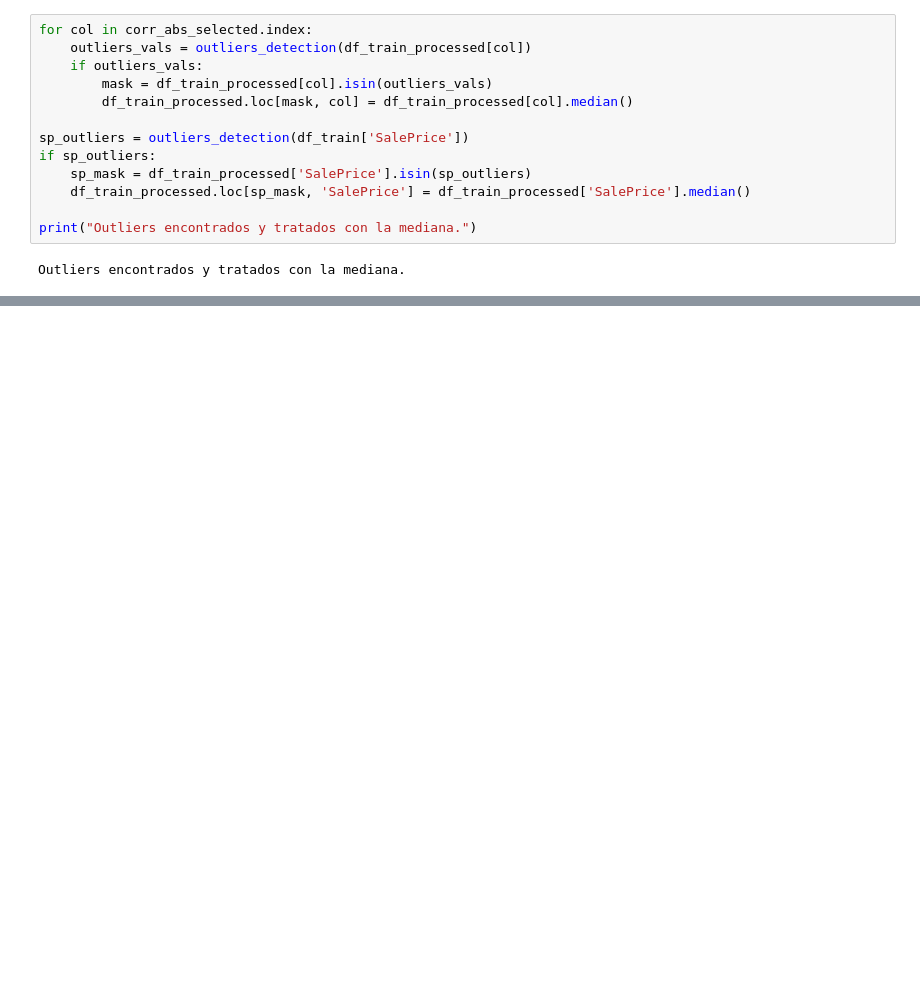
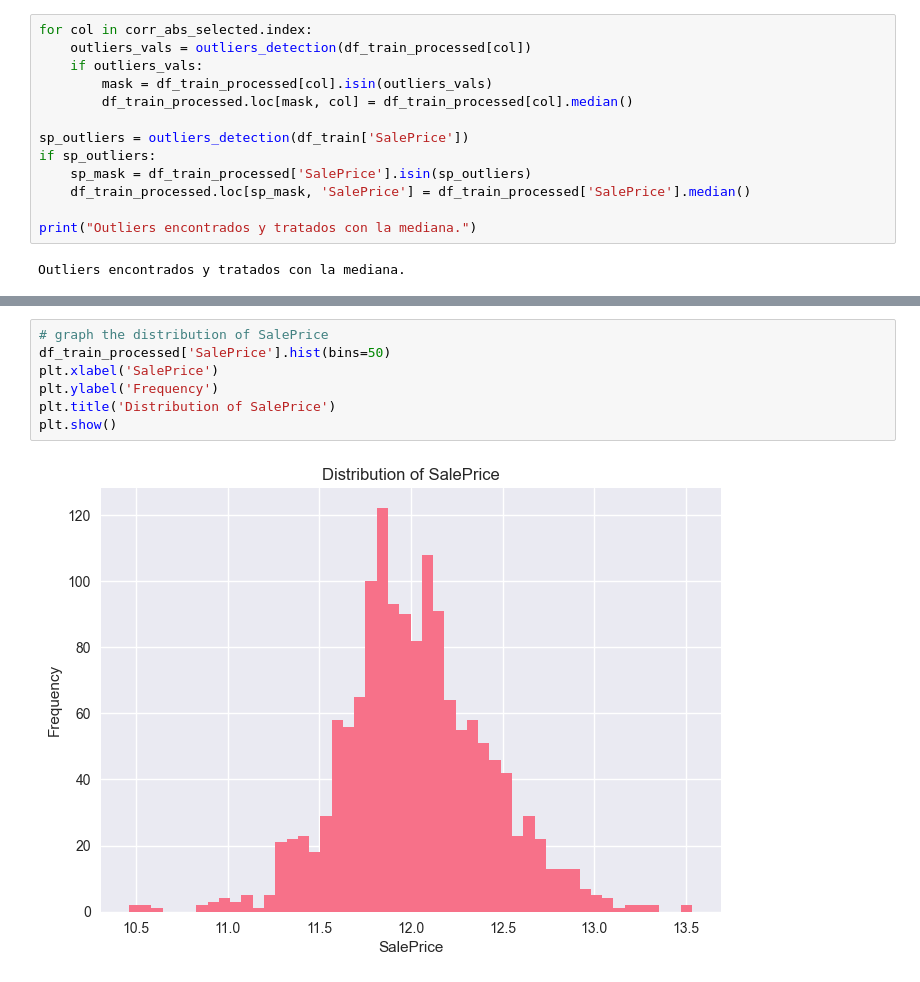
Before and after one commit to Yosesotomayor/retoCasas_v2, a Jupyter notebook: datascience/notebooks/final.ipynb, the cells around one changed output, grey strips where cells are left out. Cells and saved outputs as stored; diff of their text form; blank space fills up the shorter version.

```diff
--- a/datascience/notebooks/final.ipynb
+++ b/datascience/notebooks/final.ipynb
@@ -593,0 +83,9 @@ Los modelos del mejor fold fueron guardados en las variables 'best_pipe_xgb' y '
+# %%
+# graph the distribution of SalePrice
+df_train_processed['SalePrice'].hist(bins=50)
+plt.xlabel('SalePrice')
+plt.ylabel('Frequency')
+plt.title('Distribution of SalePrice')
+plt.show()
+# %% [output]
+[figure, added]
```
Also changed, not shown: parts of 40 cells of this notebook, 2 other files.
